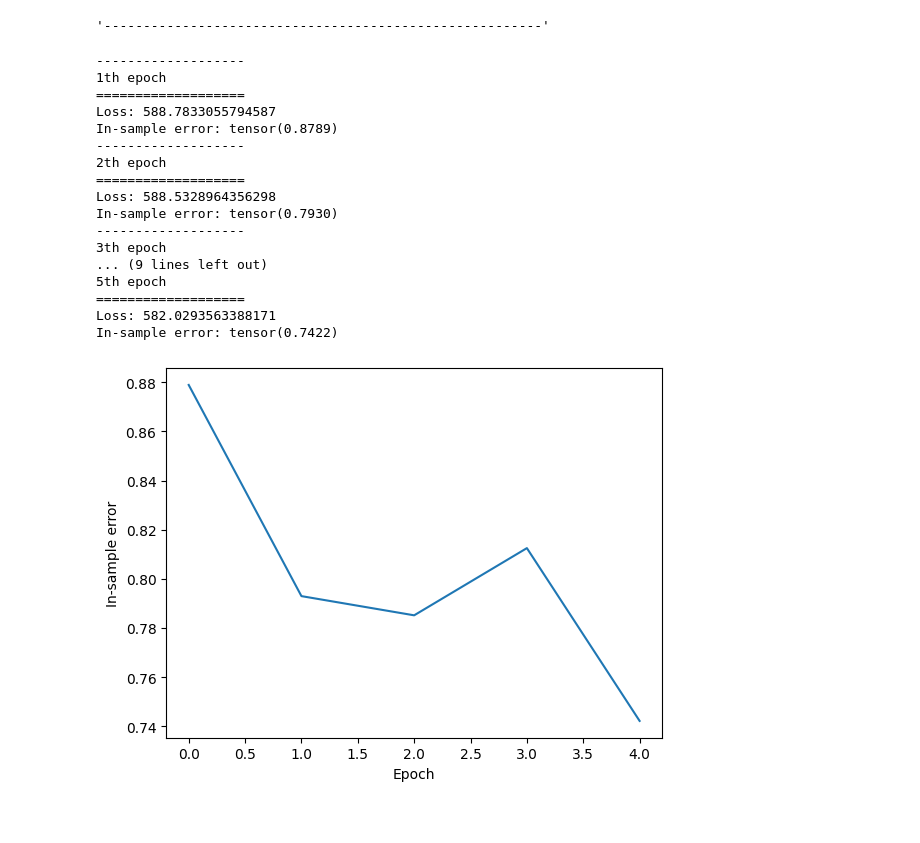
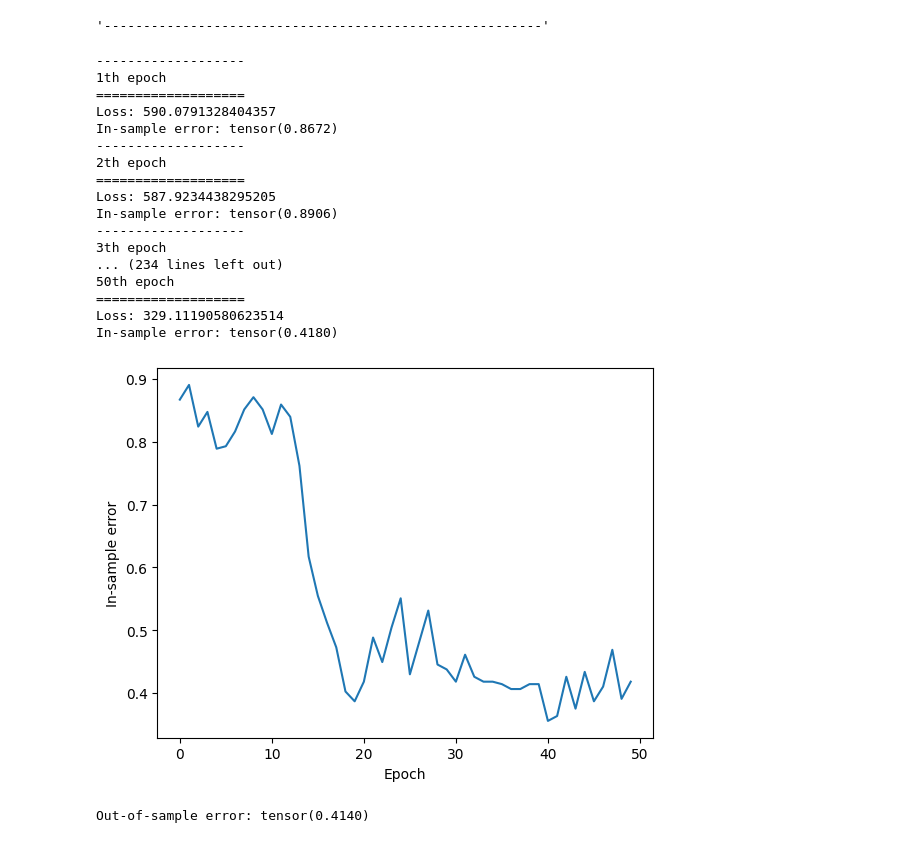
Before and after one commit to Bartosz-G/PyTorch-d2l-Practise, a Jupyter notebook: main.ipynb, the cells around one changed output. Saved outputs shown, nothing was run; the diff lists cells and outputs as text; code cells hidden in the pictures.

```diff
--- a/main.ipynb
+++ b/main.ipynb
@@ -287,23 +284,27 @@ MLP_loss = nn.CrossEntropyLoss(reduction='none')
 MLP_trainer = torch.optim.SGD(MLP.parameters(),lr = 0.1)
 # %%
 MLP_Training = Gradient_Trainer(MLP,mnist_train_iter,MLP_loss,MLP_trainer,mnist_test_iter)
-MLP_Training.Train(5,True,True,True)
+MLP_Training.Train(50,True,True,True)
 # %% [output]
 -------------------
 1th epoch
 ===================
-Loss: 588.7833055794587
-In-sample error: tensor(0.8789)
+Loss: 590.0791328404357
+In-sample error: tensor(0.8672)
 -------------------
 2th epoch
 ===================
-Loss: 588.5328964356298
-In-sample error: tensor(0.7930)
+Loss: 587.9234438295205
+In-sample error: tensor(0.8906)
 -------------------
 3th epoch
-... (9 lines left out)
-5th epoch
+... (234 lines left out)
+50th epoch
 ===================
-Loss: 582.0293563388171
-In-sample error: tensor(0.7422)
+Loss: 329.11190580623514
+In-sample error: tensor(0.4180)
-[figure, old version]
+[figure, new version]
+# %%
+MLP_Training.Test()
+# %% [output]
+Out-of-sample error: tensor(0.4140)
```
Also changed, not shown: parts of 7 cells of this notebook.
